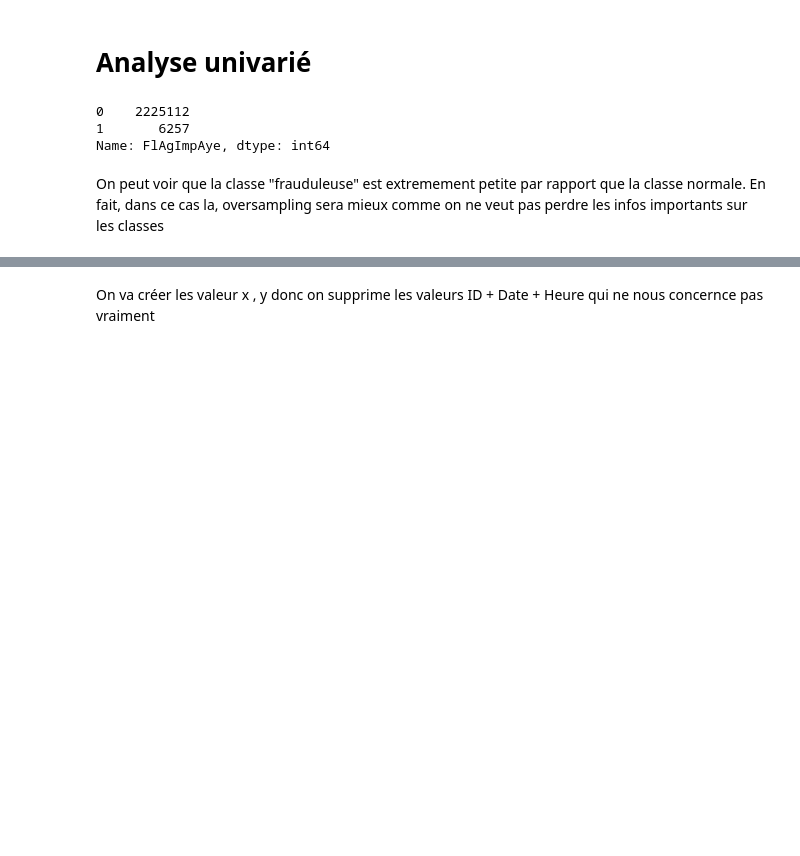
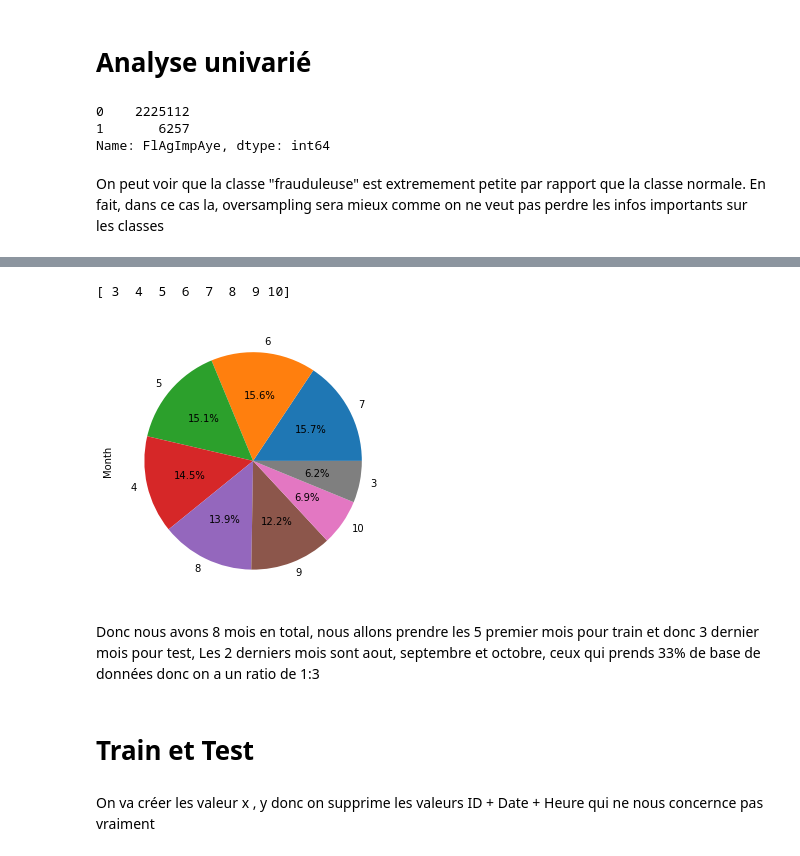
Before and after one commit to hoangkhanh2510/Fraud, a Jupyter notebook: BIG DATA.ipynb, the cells around one changed output, grey strips where cells are left out. Cells and saved outputs as stored; diff of their text form; code cells hidden in the pictures; blank space fills up the shorter version.

Commit message:
Update train/test

```diff
--- a/BIG DATA.ipynb
+++ b/BIG DATA.ipynb
@@ -154,0 +163,3 @@ On peut voir que la classe "frauduleuse" est extremement petite par rapport que
+# %%
+df['DAteTrAnsAction'] = pd.to_datetime(df['DAteTrAnsAction'])
+print(df.info())
@@ -155,3 +184,17 @@ On peut voir que la classe "frauduleuse" est extremement petite par rapport que
+# %%
+df['Month']=df['DAteTrAnsAction'].dt.month
+a=pd.value_counts(df['Month'])
+print(df['Month'].unique())
+# %% [output]
+[ 3  4  5  6  7  8  9 10]
+# %%
+plot = a.plot.pie(y='Month', figsize=(5, 5),autopct='%1.1f%%')
+# %% [output]
+[figure, added]
+# %% [markdown]
+Donc nous avons 8 mois en total, nous allons prendre les 5 premier mois pour train et donc 3 dernier mois pour test, Les 2 derniers mois sont aout, septembre et octobre, ceux qui prends 33% de base de données donc on a un ratio de 1:3
+# %% [markdown]
+# Train et Test
 # %% [markdown]
 On va créer les valeur x , y donc on supprime les valeurs ID + Date + Heure qui ne nous concernce pas vraiment
 # %%
```
Also changed, not shown: parts of 16 cells of this notebook.
